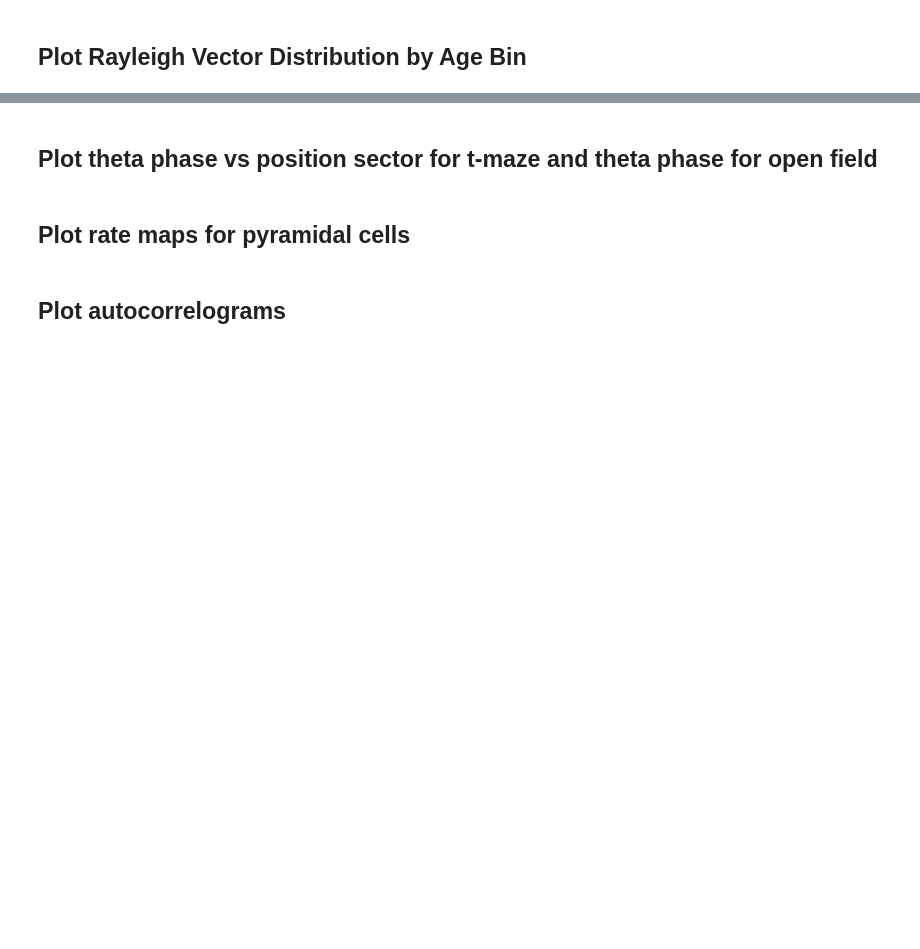
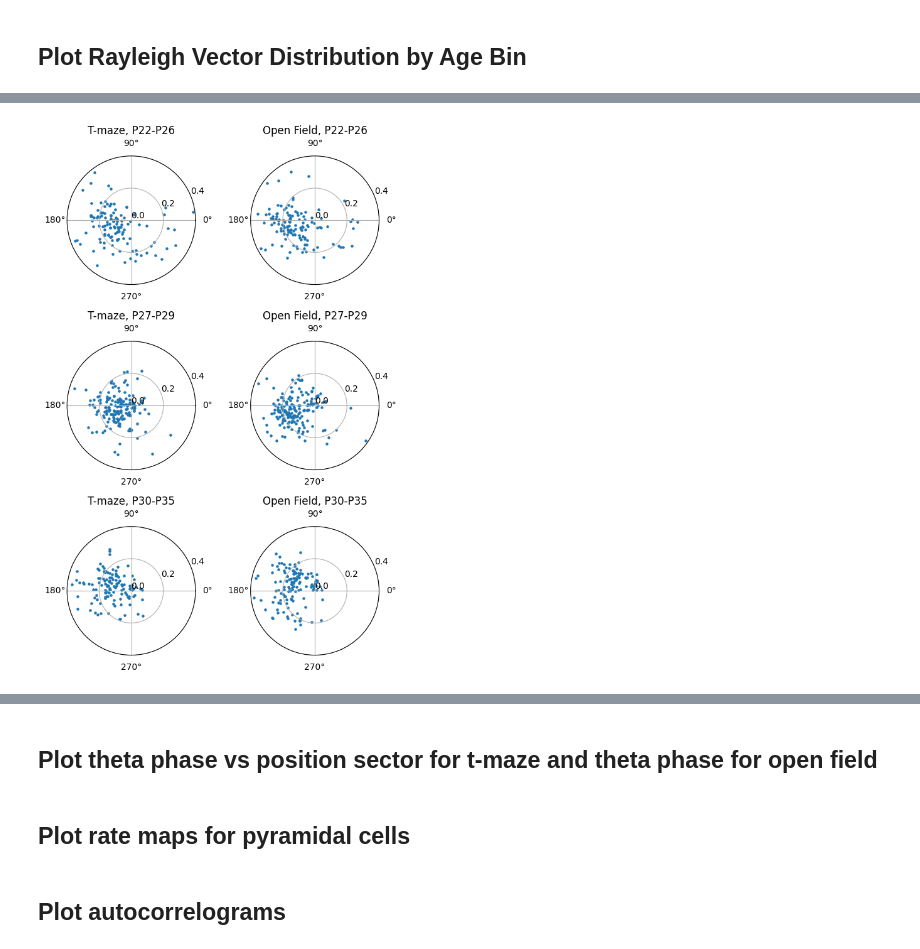
Before and after one commit to jakeswann1/SpElT, a Jupyter notebook: analysis/All Pyramidal Cells Analysis.ipynb, the cells around one changed output, grey strips where cells are left out. Drawn from its saved outputs; the diff is of its cells as text; code cells hidden in the pictures; blank space fills up the shorter version.

```diff
--- a/analysis/All Pyramidal Cells Analysis.ipynb
+++ b/analysis/All Pyramidal Cells Analysis.ipynb
@@ -272 +264,25 @@ for i, age_bin in enumerate(age_bins):
+# %%
+# Plot rayleigh vector length and angle for each cluster, binned by age and trial type
+fig, ax = plt.subplots(3, 2, figsize = (6, 9))
+for i, age_bin in enumerate(age_bins):
+    for j, trial_type in enumerate(['t-maze', 'open-field']):
+        # Get data for age bin and trial type
+        data = df_rayleigh.loc[(df_rayleigh['age'] >= age_bin[0]) & (df_rayleigh['age'] <= age_bin[1]) & (df_rayleigh['trial_type'] == trial_type), :]
+
+        # Set subplot as polar
+        ax[i, j] = plt.subplot(3, 2, 2*i + j + 1, projection = 'polar')
+        # Plot length and angle
+        ax[i, j].scatter(data['rayleigh_vector_angle'], data['rayleigh_vector_length'], s = 5)
+        if trial_type == 't-maze':
+            label = 'T-maze'
+        elif trial_type == 'open-field':
+            label = 'Open Field'
+        ax[i, j].set_title(f'{label}, P{age_bin[0]}-P{age_bin[1]}')
+        ax[i, j].set_rticks([0, 0.2, 0.4])
+        ax[i, j].set_rlim([0, 0.4])
+        ax[i, j].set_xticks([0, np.pi/2, np.pi, 3*np.pi/2])
+        # ax[i, j].set_xticklabels(['0', 'π/2', 'π', '3π/2'])
+plt.tight_layout()
+# %% [output]
+[figure, added]
 # %%
```
Also changed, not shown: parts of 4 cells of this notebook, 1 other file.
